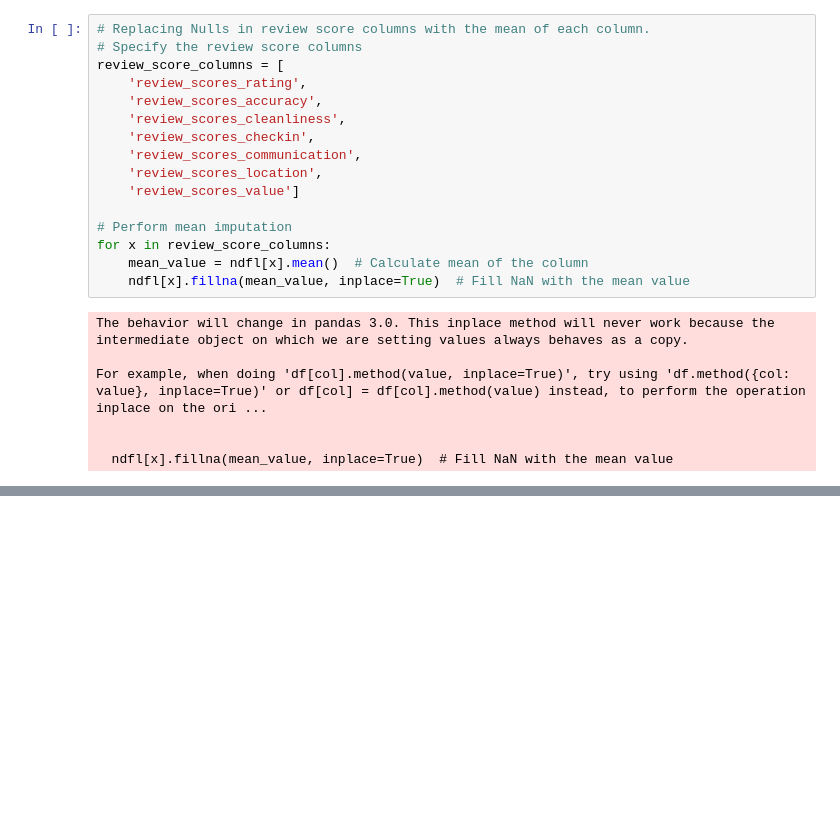
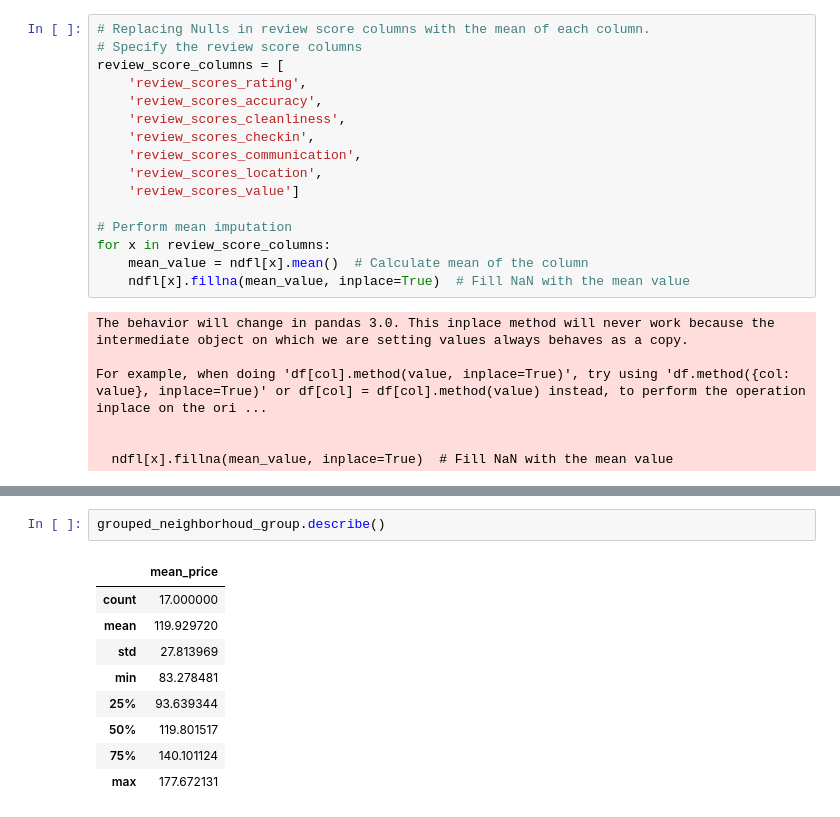
Before and after one commit to mohanadelemary/airbnb-seattle-analysis, a Jupyter notebook: airbnb-seattle-analysis.ipynb, the cells around one changed output, grey strips where cells are left out. Cells and saved outputs as stored; diff of their text form; blank space fills up the shorter version.

```diff
--- a/airbnb-seattle-analysis.ipynb
+++ b/airbnb-seattle-analysis.ipynb
@@ -674,0 +763,12 @@ ndfl.head()
+# %%
+grouped_neighborhoud_group.describe()
+# %% [output]
+|  | mean_price |
+| count | 17.000000 |
+| mean | 119.929720 |
+| std | 27.813969 |
+| min | 83.278481 |
+| 25% | 93.639344 |
+| 50% | 119.801517 |
+| 75% | 140.101124 |
+| max | 177.672131 |
```
Also changed, not shown: parts of 13 cells of this notebook.
